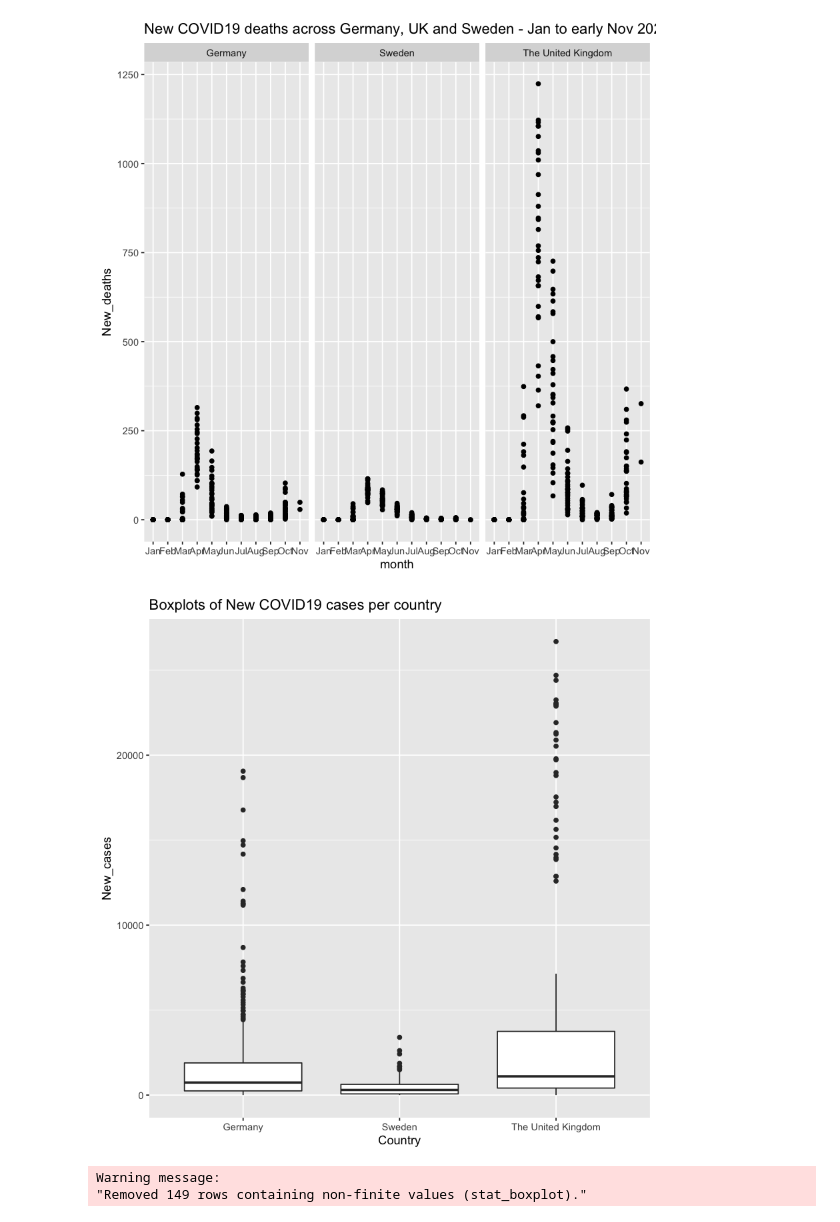
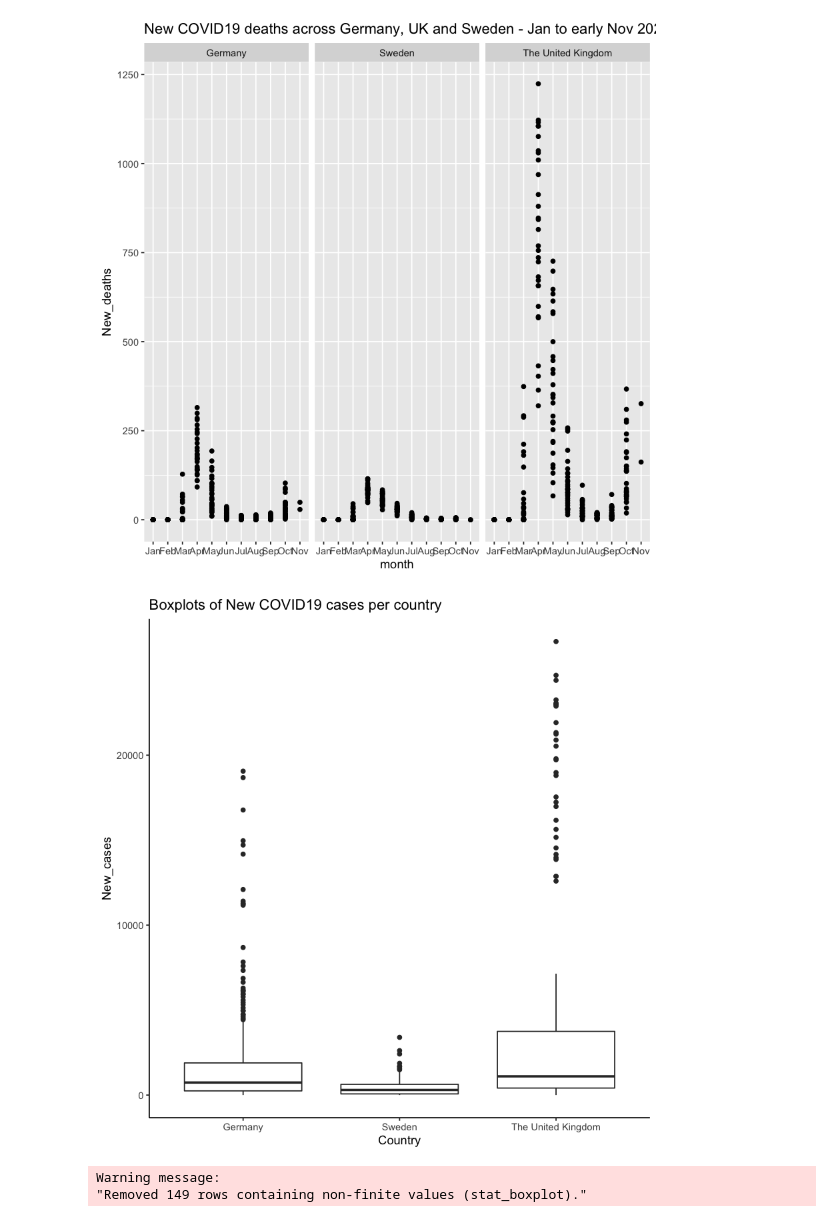
Before and after one commit to ada-nwobodo/COVID19-Prediction-Project-, a Jupyter notebook: COVID-19PredictionProject.ipynb, the cells around one changed output. Cells and saved outputs as stored; diff of their text form; code cells hidden in the pictures.

```diff
--- a/COVID-19PredictionProject.ipynb
+++ b/COVID-19PredictionProject.ipynb
@@ -407,10 +403,10 @@ ggplot(WHO_COVID19_GUS, aes(month, New_deaths)) + geom_point() + facet_wrap(~Cou
 [figure]
 # %%
 WHO_COVID19_GUS %>%
-    ggplot(aes(Country, New_cases)) + geom_boxplot() + ggtitle("Boxplots of New COVID19 cases per country")
+    ggplot(aes(Country, New_cases)) + geom_boxplot() + theme_classic() + ggtitle("Boxplots of New COVID19 cases per country")
 #Visual 5-data plots of New cases in all 3 countries. UK plot shows 1st quartile of 413, median = 1102, 3rd quartile = 3748, IQR = 3335 and outliers
 # %% [output]
-[figure, old version]
+[figure, new version]
 # %%
 WHO_COVID19_GUS %>%
     mutate(log_new_cases = log(New_cases)) %>%
```
Also changed, not shown: parts of 5 cells of this notebook, 2 other files.
